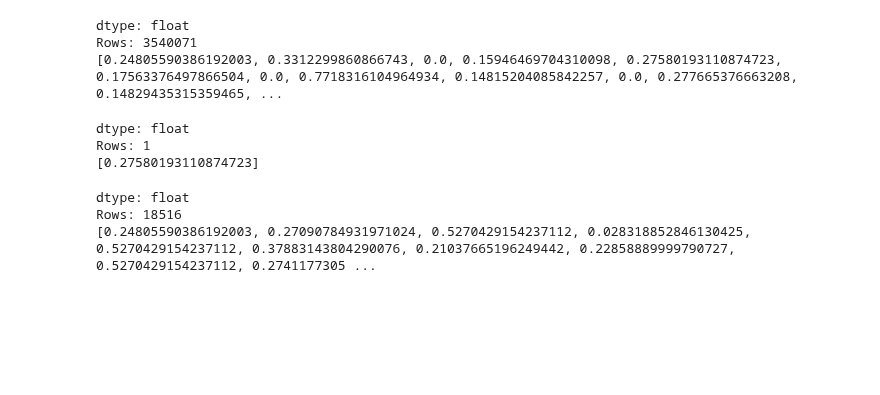
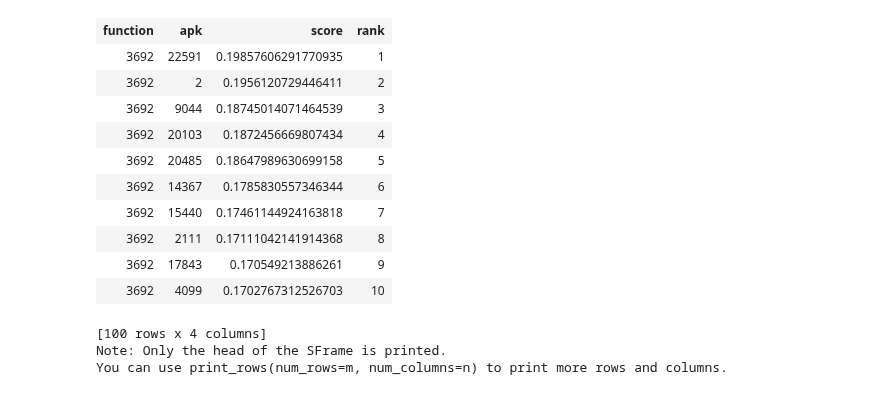
Before and after one commit to jrybicki-jsc/smms, a Jupyter notebook: graphla/netprediction.ipynb, the cells around one changed output. Saved outputs shown, nothing was run; the diff lists cells and outputs as text; code cells hidden in the pictures; blank space fills up the shorter version.

```diff
--- a/graphla/netprediction.ipynb
+++ b/graphla/netprediction.ipynb
@@ -65,9 +200,17 @@ dds = mw.filter_by(values=ref.keys(), column_name='apk')
+# %%
+mw = tc.load_sframe('../binarydata/funcs-encoded')
+mw = mw.remove_column('fcount', inplace=True)
+# %%
+gamma = 0.6666666666666666
+ref, mer = nets[gamma]
 # %%
+dds = mw.filter_by(values=ref.keys(), column_name='apk')
 tts = mw.filter_by(values=test_apns, column_name='apk')
 # %%
 k = 1000
-sim_recom = tc.item_similarity_recommender.create(dds,
-                                                      user_id='function',
-                                                      item_id='apk',
-                                                      similarity_type='jaccard',
-                                                      only_top_k=k, verbose=False)
+sim_recom = tc.item_similarity_recommender.create(
+    dds,
+    user_id='function',
+    item_id='apk',
+    similarity_type='jaccard',
+    only_top_k=k, verbose=False)
@@ -76,18 +217,17 @@ preds = sim_recom.predict(tts)
-# %%
-preds
-# %% [output]
-dtype: float
-Rows: 3540071
-[0.24805590386192003, 0.3312299860866743, 0.0, 0.15946469704310098, 0.27580193110874723, 0.17563376497866504, 0.0, 0.7718316104964934, 0.14815204085842257, 0.0, 0.277665376663208, 0.14829435315359465, ...
-# %%
-sim_recom.predict(tts[4])
-# %% [output]
-dtype: float
-Rows: 1
-[0.27580193110874723]
-# %%
-sim_recom.predict(mw[mw['apk']==4227])
-# %% [output]
-dtype: float
-Rows: 18516
-[0.24805590386192003, 0.27090784931971024, 0.5270429154237112, 0.028318852846130425, 0.5270429154237112, 0.37883143804290076, 0.21037665196249442, 0.22858889999790727, 0.5270429154237112, 0.2741177305 ...
+# %%
+sim_recom.recommend(users=test_apns[:10], new_user_data=tts, exclude_known=True, verbose=False)
+# %% [output]
+| function | apk | score | rank |
+| 3692 | 22591 | 0.19857606291770935 | 1 |
+| 3692 | 2 | 0.1956120729446411 | 2 |
+| 3692 | 9044 | 0.18745014071464539 | 3 |
+| 3692 | 20103 | 0.1872456669807434 | 4 |
+| 3692 | 20485 | 0.18647989630699158 | 5 |
+| 3692 | 14367 | 0.1785830557346344 | 6 |
+| 3692 | 15440 | 0.17461144924163818 | 7 |
+| 3692 | 2111 | 0.17111042141914368 | 8 |
+| 3692 | 17843 | 0.170549213886261 | 9 |
+| 3692 | 4099 | 0.1702767312526703 | 10 |
+[100 rows x 4 columns]
+Note: Only the head of the SFrame is printed.
+You can use print_rows(num_rows=m, num_columns=n) to print more rows and columns.
```
Also changed, not shown: parts of 32 cells of this notebook, 1 other file.
